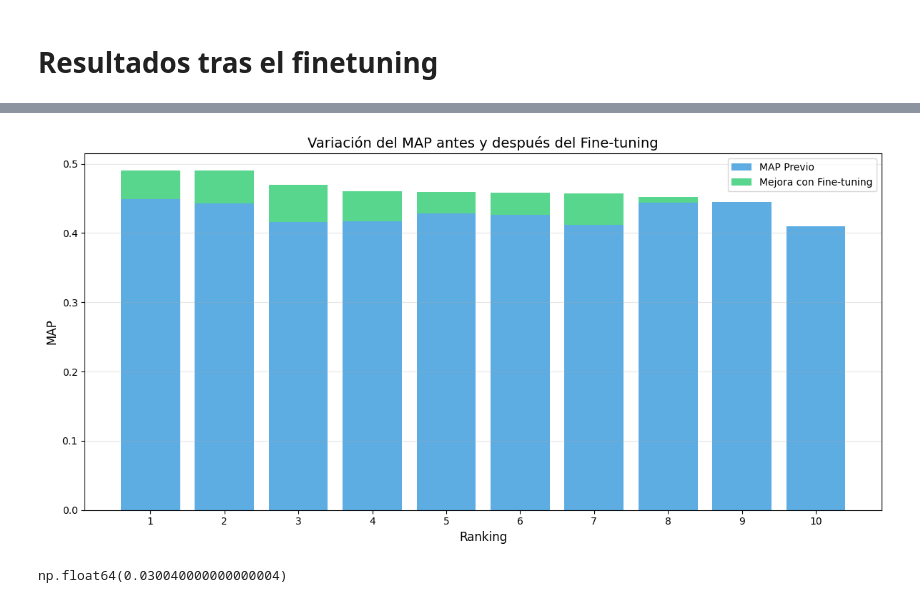
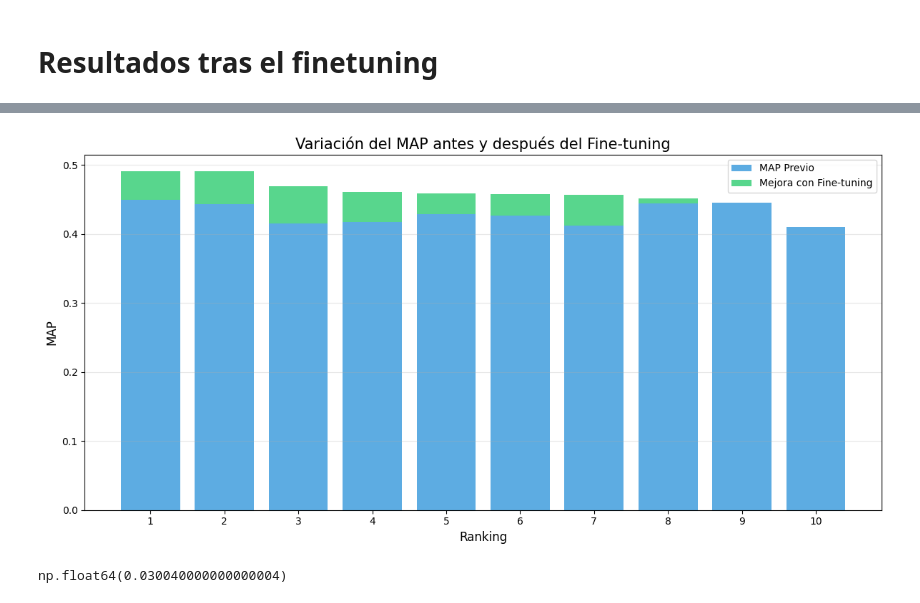
Before and after one commit to davidgc14/TalentCLEF-TaskA, a Jupyter notebook: data_lab.ipynb, the cells around one changed output, grey strips where cells are left out. Saved outputs shown, nothing was run; the diff lists cells and outputs as text; code cells hidden in the pictures.

Commit message:
feat: Centralize plots for the document

```diff
--- a/data_lab.ipynb
+++ b/data_lab.ipynb
@@ -158,35 +108,35 @@ ranking & model_name & previous_map & finetuned_map \\
 import matplotlib.pyplot as plt
 import numpy as np
 
 # Calcular la diferencia (siempre positiva)
 df_latex_finetuned['map_difference'] = df_latex_finetuned['finetuned_map'] - df_latex_finetuned['previous_map']
 
 # Crear la figura
 plt.figure(figsize=(12, 6))
 
 # Posiciones de las barras
 x_pos = np.arange(len(df_latex_finetuned['ranking']))
 
 # Crear barras apiladas
 plt.bar(x_pos, df_latex_finetuned['previous_map'],
         label='MAP Previo', color='#3498db', alpha=0.8)
 plt.bar(x_pos, df_latex_finetuned['map_difference'],
         bottom=df_latex_finetuned['previous_map'],
         label='Mejora con Fine-tuning', color='#2ecc71', alpha=0.8)
 
 # Personalizar el gráfico
 plt.xlabel('Ranking', fontsize=12)
 plt.ylabel('MAP', fontsize=12)
-plt.title('Variación del MAP antes y después del Fine-tuning', fontsize=14)
+plt.title('Variación del MAP antes y después del Fine-tuning', fontsize=15)
 plt.xticks(x_pos, df_latex_finetuned['ranking'])
 plt.legend(loc='best')
 plt.grid(True, alpha=0.3, axis='y')
 
 # Ajustar el diseño
 plt.tight_layout()
 plt.show()
 # %% [output]
-[figure, old version]
+[figure, new version]
 # %%
 # media de variacion por parte de los modelos
 mean_variation = (df_latex_finetuned['finetuned_map'] - df_latex_finetuned['previous_map']).mean()
```
Also changed, not shown: parts of 7 cells of this notebook.
